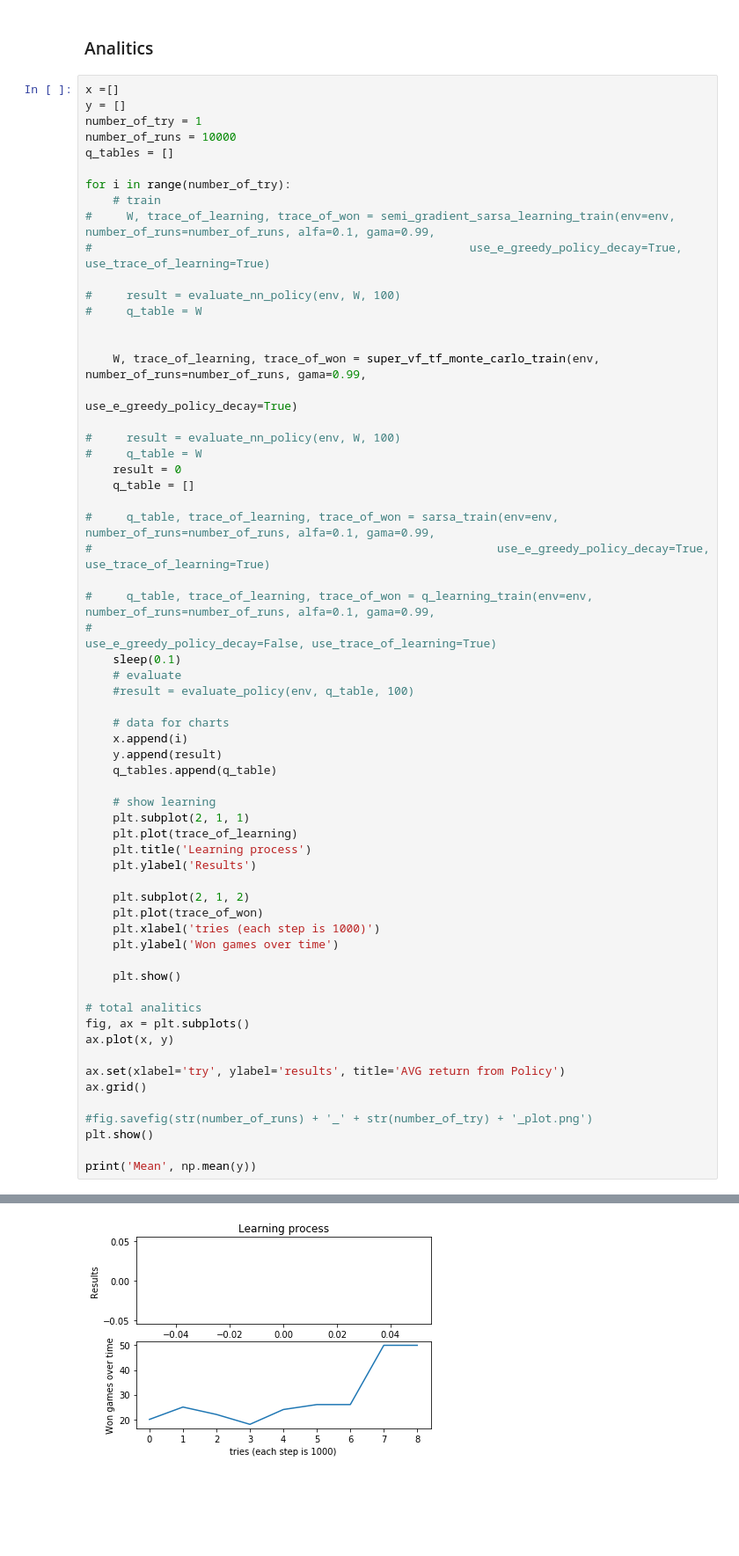
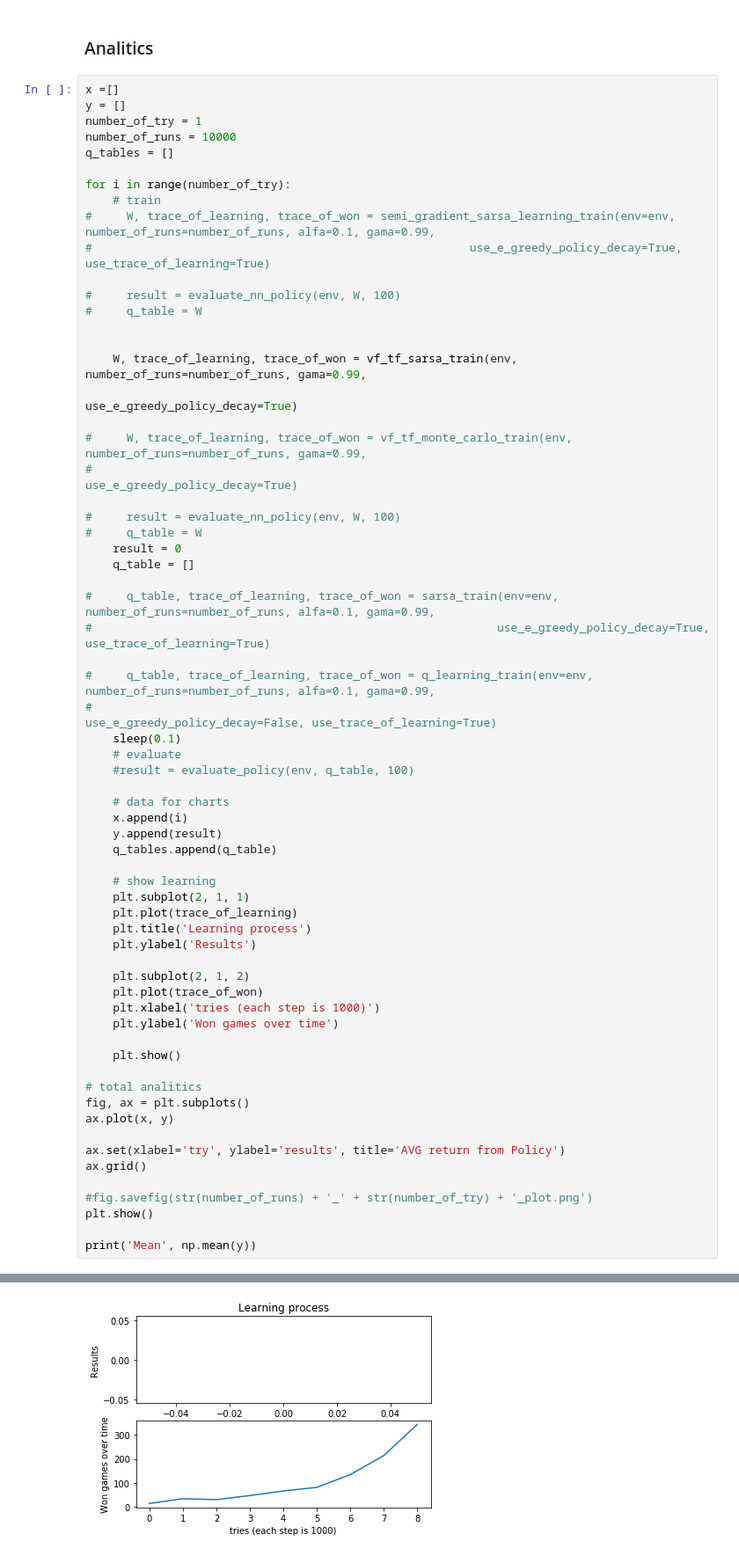
Before and after one commit to odats/silver_rl, a Jupyter notebook: RL Course by David Silver - Elementary Reinforcement Learning.ipynb, the cells around one changed output, grey strips where cells are left out. Shown at 88% size. Cells and saved outputs as stored; diff of their text form; blank space fills up the shorter version.

```diff
--- a/RL Course by David Silver - Elementary Reinforcement Learning.ipynb
+++ b/RL Course by David Silver - Elementary Reinforcement Learning.ipynb
@@ -522,8 +609,11 @@ for i in range(number_of_try):
 #     q_table = W
 
 
-    W, trace_of_learning, trace_of_won = super_vf_tf_monte_carlo_train(env, number_of_runs=number_of_runs, gama=0.99,
+    W, trace_of_learning, trace_of_won = vf_tf_sarsa_train(env, number_of_runs=number_of_runs, gama=0.99,
                                                                 use_e_greedy_policy_decay=True)
+
+#     W, trace_of_learning, trace_of_won = vf_tf_monte_carlo_train(env, number_of_runs=number_of_runs, gama=0.99,
+#                                                                 use_e_greedy_policy_decay=True)
 
 #     result = evaluate_nn_policy(env, W, 100)
 #     q_table = W
@@ -572,2 +678,2 @@ print('Mean', np.mean(y))
-[figure, old version]
+[figure, new version]
 [figure]
```
Also changed, not shown: parts of 6 cells of this notebook.
